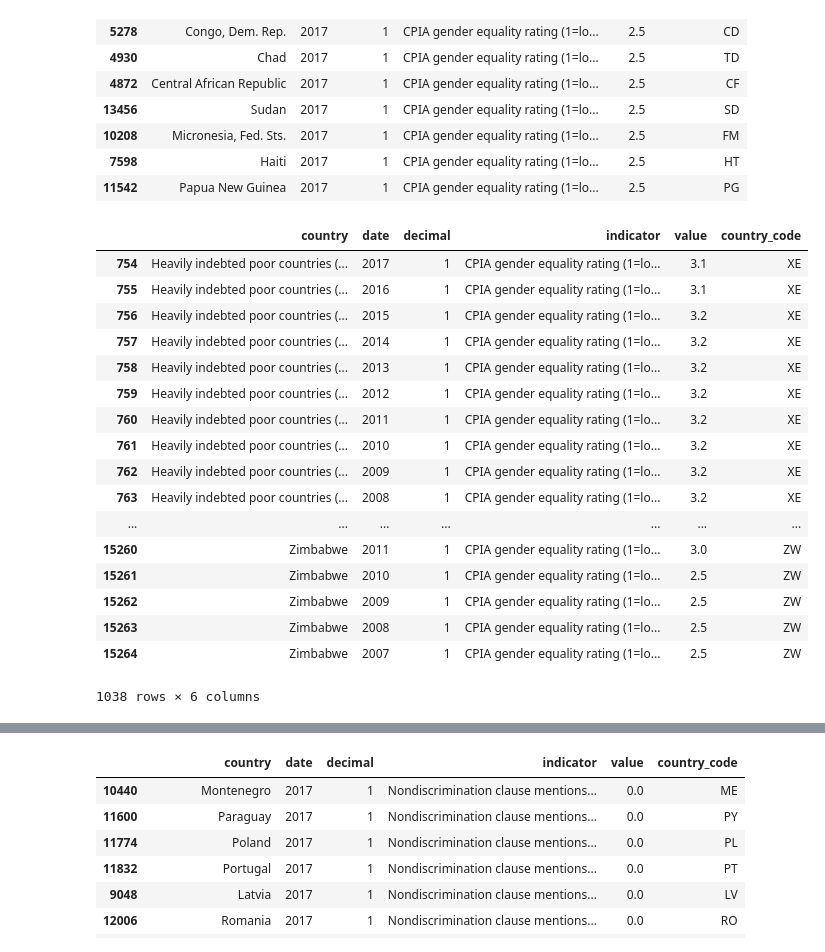
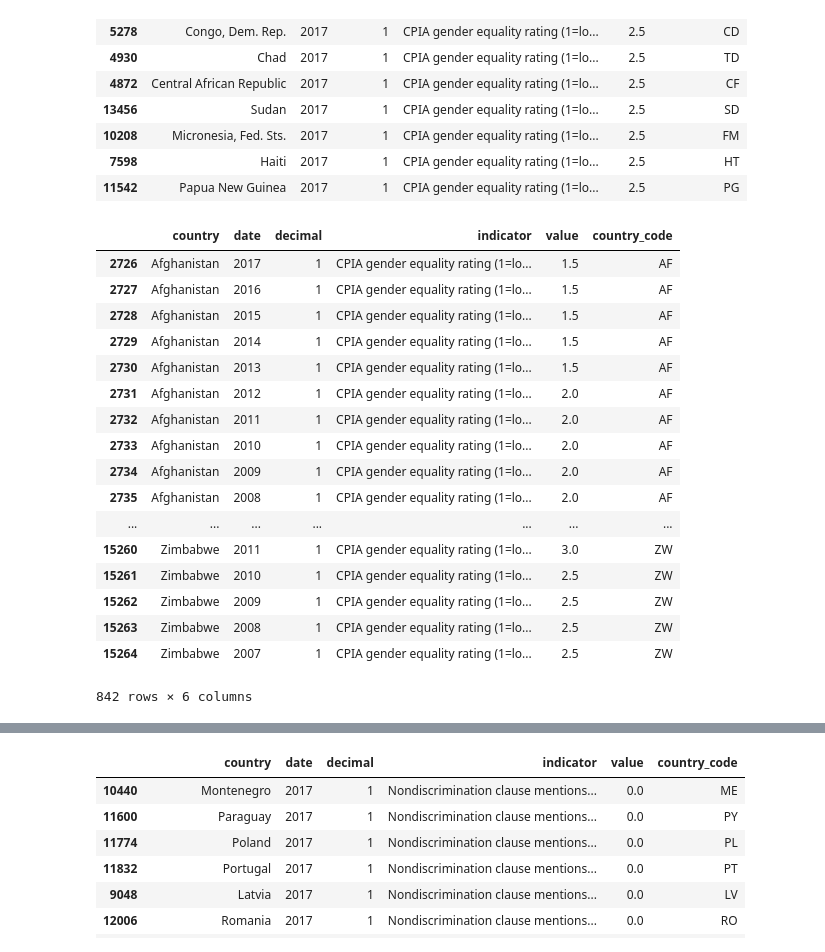
Before and after one commit to omar-d/EPA-WB-Equity, a Jupyter notebook: Deelvraag_1.ipynb, the cells around one changed output, grey strips where cells are left out. Saved outputs shown, nothing was run; the diff lists cells and outputs as text; code cells hidden in the pictures.

```diff
--- a/Deelvraag_1.ipynb
+++ b/Deelvraag_1.ipynb
@@ -254,24 +254,26 @@ CPIA_OnlyCountries_worst15
 | 7598 | Haiti | 2017 | 1 | CPIA gender equality rating (1=lo... | 2.5 | HT |
 | 11542 | Papua New Guinea | 2017 | 1 | CPIA gender equality rating (1=lo... | 2.5 | PG |
 # %%
+# Puur om de 'niet-landen' weg te halen. hoeft niet te gebruiken en is per databestand anders.
 CPIA_2007_2017 = CPIA_all.loc[(CPIA_all['value'] >= 0) & (CPIA_all['date'] >= '2007') & (CPIA_all['date'] <= '2017') & (CPIA_all.country_code.str.isalpha())]
-CPIA_2007_2017
+CPIA_2007_2017_countries = CPIA_2007_2017[196:]
+CPIA_2007_2017_countries
 # %% [output]
 |  | country | date | decimal | indicator | value | country_code |
-| 754 | Heavily indebted poor countries (... | 2017 | 1 | CPIA gender equality rating (1=lo... | 3.1 | XE |
-| 755 | Heavily indebted poor countries (... | 2016 | 1 | CPIA gender equality rating (1=lo... | 3.1 | XE |
-| 756 | Heavily indebted poor countries (... | 2015 | 1 | CPIA gender equality rating (1=lo... | 3.2 | XE |
-| 757 | Heavily indebted poor countries (... | 2014 | 1 | CPIA gender equality rating (1=lo... | 3.2 | XE |
-| 758 | Heavily indebted poor countries (... | 2013 | 1 | CPIA gender equality rating (1=lo... | 3.2 | XE |
-| 759 | Heavily indebted poor countries (... | 2012 | 1 | CPIA gender equality rating (1=lo... | 3.2 | XE |
-| 760 | Heavily indebted poor countries (... | 2011 | 1 | CPIA gender equality rating (1=lo... | 3.2 | XE |
-| 761 | Heavily indebted poor countries (... | 2010 | 1 | CPIA gender equality rating (1=lo... | 3.2 | XE |
-| 762 | Heavily indebted poor countries (... | 2009 | 1 | CPIA gender equality rating (1=lo... | 3.2 | XE |
-| 763 | Heavily indebted poor countries (... | 2008 | 1 | CPIA gender equality rating (1=lo... | 3.2 | XE |
+| 2726 | Afghanistan | 2017 | 1 | CPIA gender equality rating (1=lo... | 1.5 | AF |
+| 2727 | Afghanistan | 2016 | 1 | CPIA gender equality rating (1=lo... | 1.5 | AF |
+| 2728 | Afghanistan | 2015 | 1 | CPIA gender equality rating (1=lo... | 1.5 | AF |
+| 2729 | Afghanistan | 2014 | 1 | CPIA gender equality rating (1=lo... | 1.5 | AF |
+| 2730 | Afghanistan | 2013 | 1 | CPIA gender equality rating (1=lo... | 1.5 | AF |
+| 2731 | Afghanistan | 2012 | 1 | CPIA gender equality rating (1=lo... | 2.0 | AF |
+| 2732 | Afghanistan | 2011 | 1 | CPIA gender equality rating (1=lo... | 2.0 | AF |
+| 2733 | Afghanistan | 2010 | 1 | CPIA gender equality rating (1=lo... | 2.0 | AF |
+| 2734 | Afghanistan | 2009 | 1 | CPIA gender equality rating (1=lo... | 2.0 | AF |
+| 2735 | Afghanistan | 2008 | 1 | CPIA gender equality rating (1=lo... | 2.0 | AF |
 | ... | ... | ... | ... | ... | ... | ... |
 | 15260 | Zimbabwe | 2011 | 1 | CPIA gender equality rating (1=lo... | 3.0 | ZW |
 | 15261 | Zimbabwe | 2010 | 1 | CPIA gender equality rating (1=lo... | 2.5 | ZW |
 | 15262 | Zimbabwe | 2009 | 1 | CPIA gender equality rating (1=lo... | 2.5 | ZW |
 | 15263 | Zimbabwe | 2008 | 1 | CPIA gender equality rating (1=lo... | 2.5 | ZW |
 | 15264 | Zimbabwe | 2007 | 1 | CPIA gender equality rating (1=lo... | 2.5 | ZW |
-1038 rows × 6 columns
+842 rows × 6 columns
```
Also changed, not shown: parts of 2 cells of this notebook.
